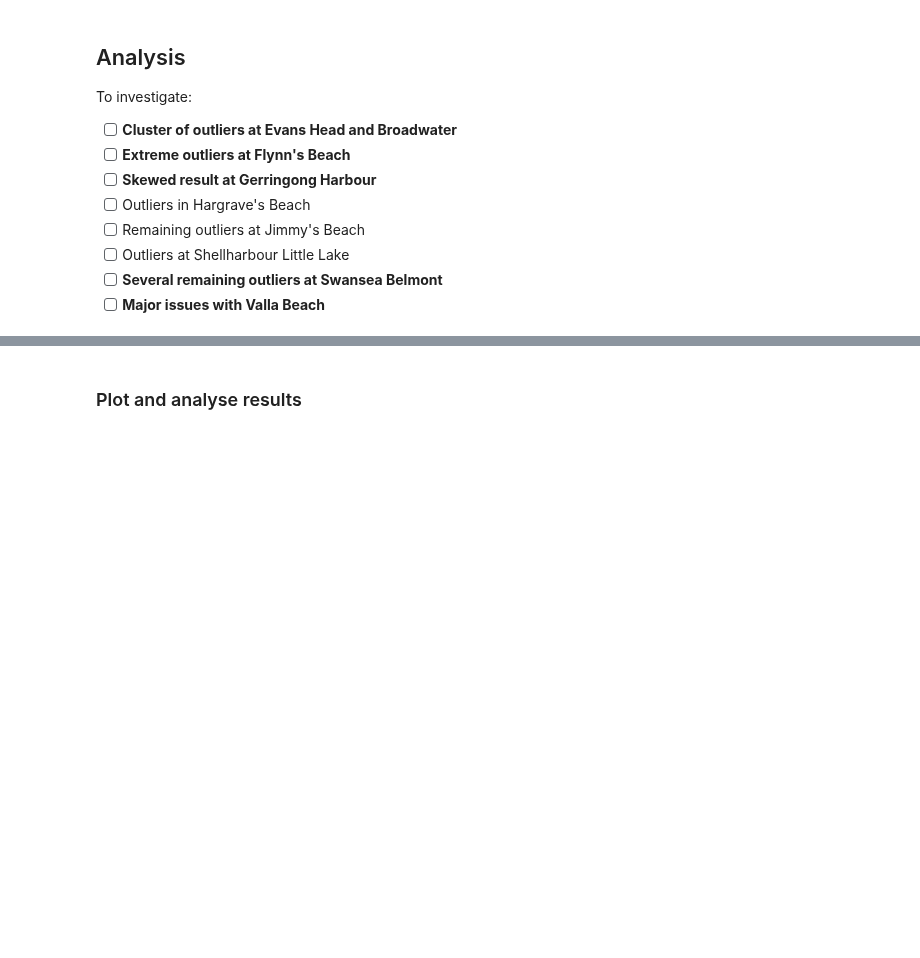
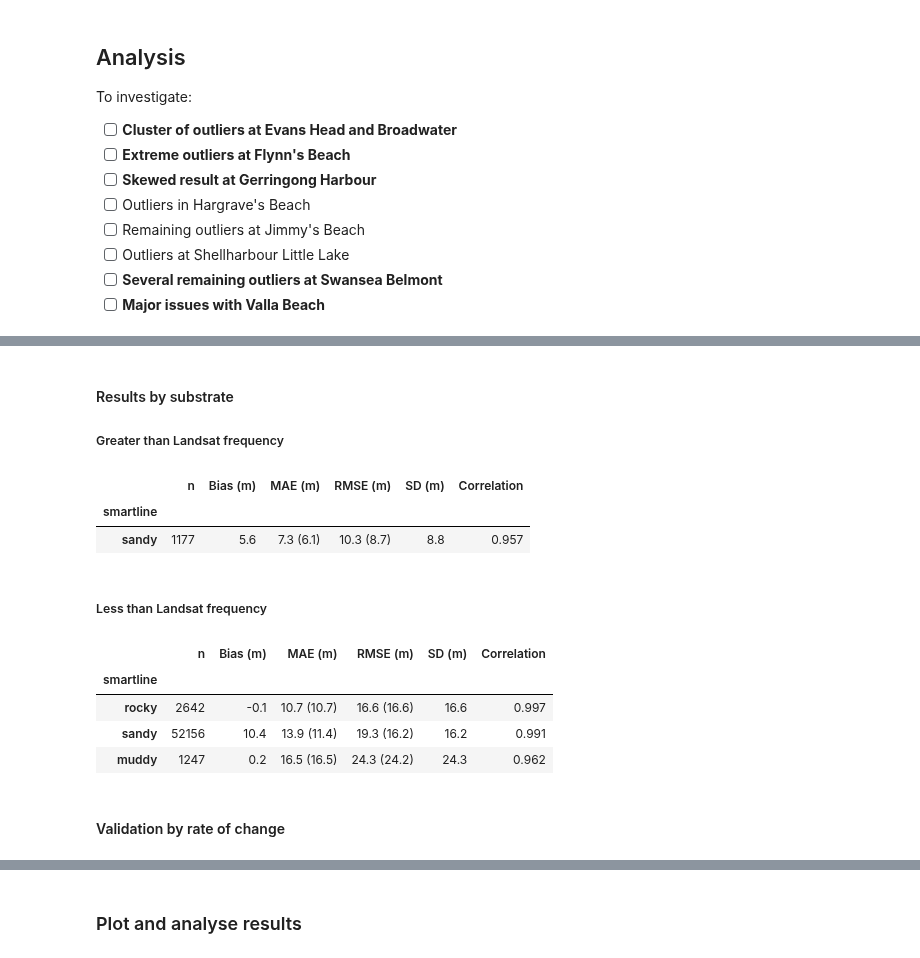
Before and after one commit to GeoscienceAustralia/dea-coastlines, a Jupyter notebook: validation/DEACoastlines_validation.ipynb, the cells around one changed output, grey strips where cells are left out. Drawn from its saved outputs; the diff is of its cells as text; code cells hidden in the pictures; blank space fills up the shorter version.

```diff
--- a/validation/DEACoastlines_validation.ipynb
+++ b/validation/DEACoastlines_validation.ipynb
@@ -465,0 +536,40 @@ prefix='v1.1.4'
+# %%
+# Export evaluation vector
+output_name = prefix
+export_eval(stats_df.set_index('id').loc[slope_df.index.unique()], output_name)
+# %% [markdown]
+#### Results by substrate
+
+##### Greater than Landsat frequency
+# %%
+# Stats by substrate, no bias correction
+by_smartline = stats_df.query("n >= 22").groupby('smartline').apply(
+    lambda x: deacl_val_stats(x.val_dist, x.deacl_dist, x.n))
+by_smartline_nobias = stats_df.query("n >= 22").groupby('smartline').apply(
+    lambda x: deacl_val_stats(x.val_dist, x.deacl_dist, x.n, True))
+
+out = rse_tableformat(by_smartline, by_smartline_nobias, 'smartline')
+out
+# %% [output]
+|  | n | Bias (m) | MAE (m) | RMSE (m) | SD (m) | Correlation |
+| smartline |  |  |  |  |  |  |
+| sandy | 1177 | 5.6 | 7.3 (6.1) | 10.3 (8.7) | 8.8 | 0.957 |
+# %% [markdown]
+##### Less than Landsat frequency
+# %%
+# Stats by substrate, no bias correction
+by_smartline = stats_df.query("n < 22").groupby('smartline').apply(
+    lambda x: deacl_val_stats(x.val_dist, x.deacl_dist, x.n))
+by_smartline_nobias = stats_df.query("n < 22").groupby('smartline').apply(
+    lambda x: deacl_val_stats(x.val_dist, x.deacl_dist, x.n, True))
+
+out = rse_tableformat(by_smartline, by_smartline_nobias, 'smartline')
+out
+# %% [output]
+|  | n | Bias (m) | MAE (m) | RMSE (m) | SD (m) | Correlation |
+| smartline |  |  |  |  |  |  |
+| rocky | 2642 | -0.1 | 10.7 (10.7) | 16.6 (16.6) | 16.6 | 0.997 |
+| sandy | 52156 | 10.4 | 13.9 (11.4) | 19.3 (16.2) | 16.2 | 0.991 |
+| muddy | 1247 | 0.2 | 16.5 (16.5) | 24.3 (24.2) | 24.3 | 0.962 |
+# %% [markdown]
+#### Validation by rate of change
```
Also changed, not shown: parts of 32 cells of this notebook, 5 other files.
